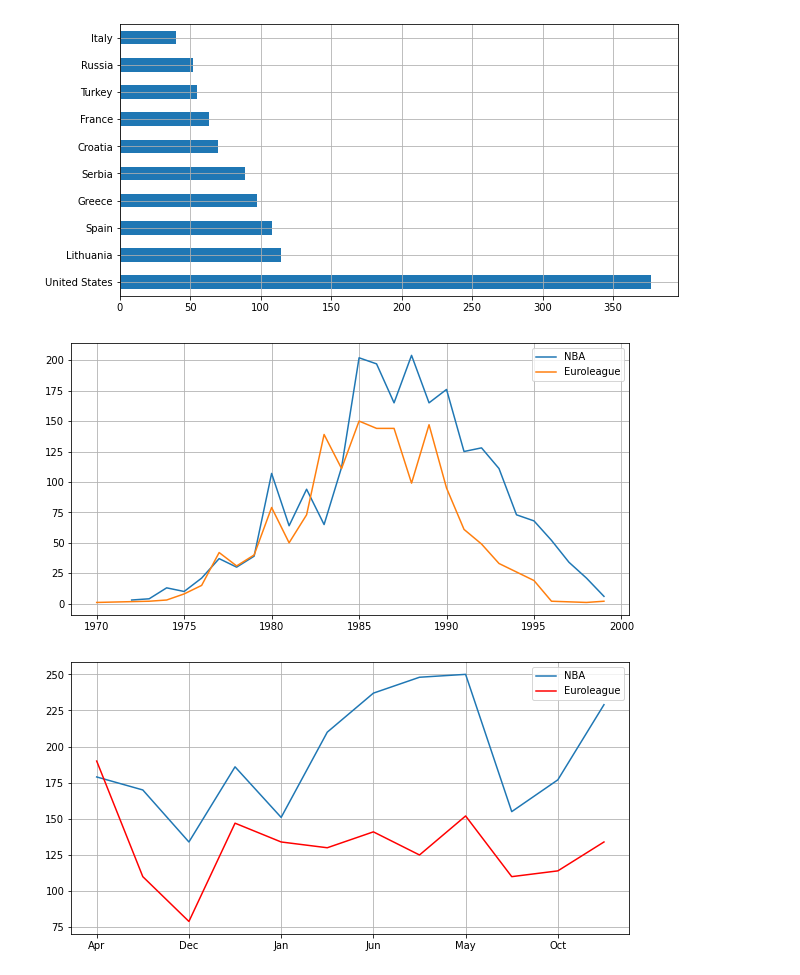
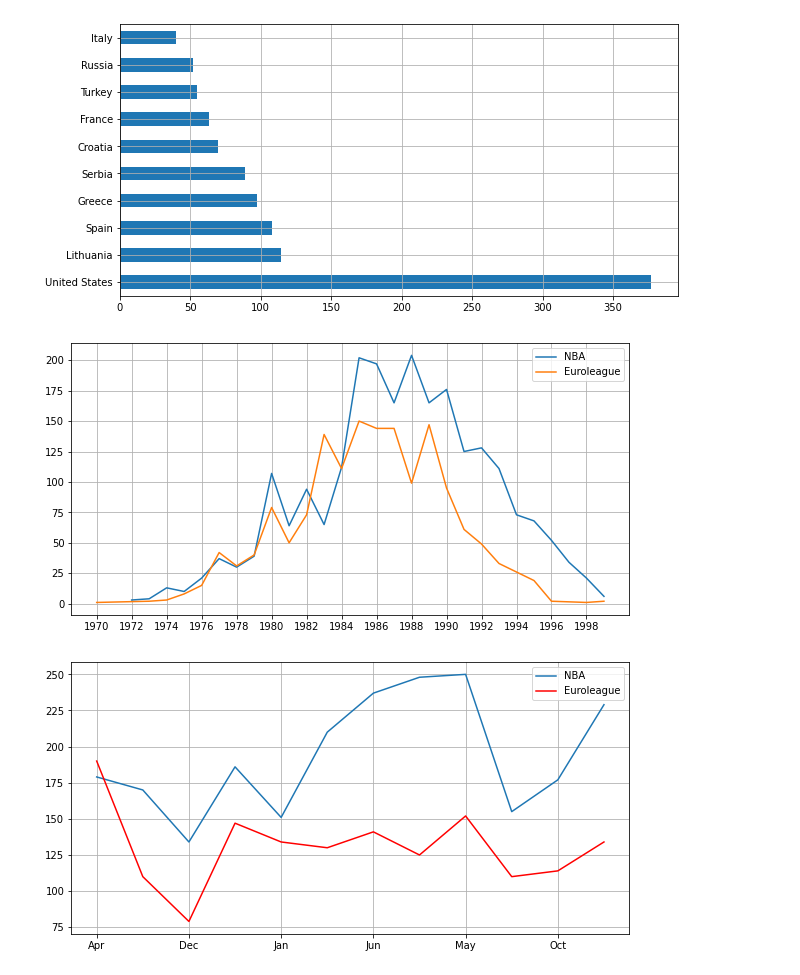
Before and after one commit to aleksperic/Basketball-player-stats, a Jupyter notebook: Basketball_player_stats.ipynb, the cells around one changed output. Saved outputs shown, nothing was run; the diff lists cells and outputs as text; code cells hidden in the pictures.

```diff
--- a/Basketball_player_stats.ipynb
+++ b/Basketball_player_stats.ipynb
@@ -344,12 +308,13 @@ plt.show()
 # %%
 plt.figure(figsize=(10,5))
 plt.plot(nba_regular['birth_year'].value_counts().sort_index(), label='NBA')
 plt.plot(euroleague['birth_year'].value_counts().sort_index(),label='Euroleague')
+plt.xticks(ticks=(range(1970, 2000, 2)))
 plt.legend()
 plt.grid(True)
 plt.show()
 # %% [output]
-[figure, old version]
+[figure, new version]
 # %%
 nba_regular['birth_month'].value_counts().sort_index().plot(kind='line', figsize=(10, 5), label='NBA')
 euroleague['birth_month'].value_counts().sort_index().plot(kind='line', figsize=(10, 5), color='red', label="Euroleague")
```
Also changed, not shown: parts of 81 cells of this notebook.
